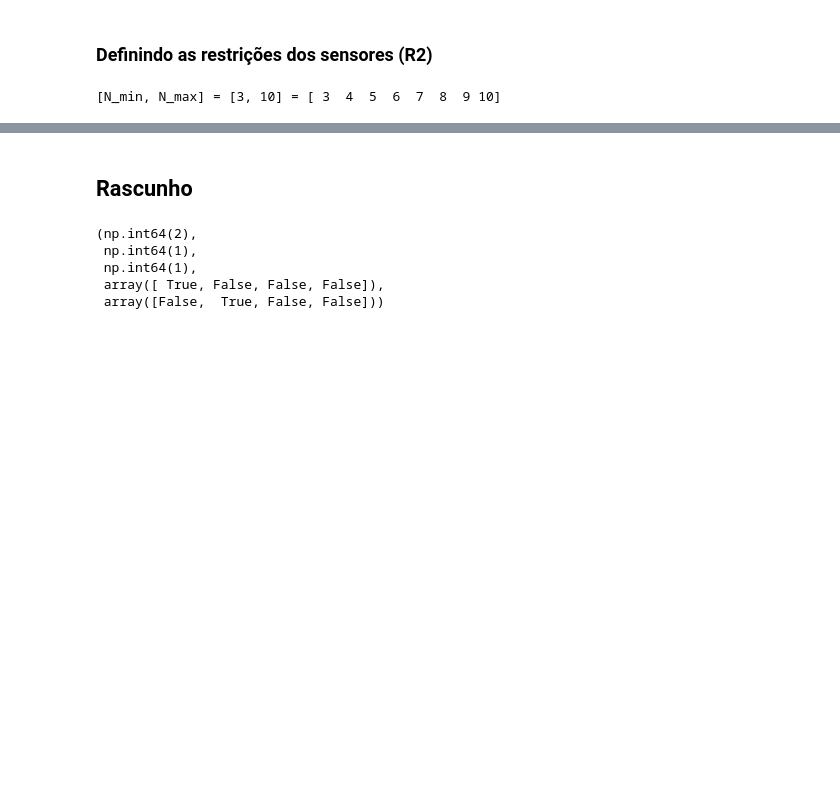
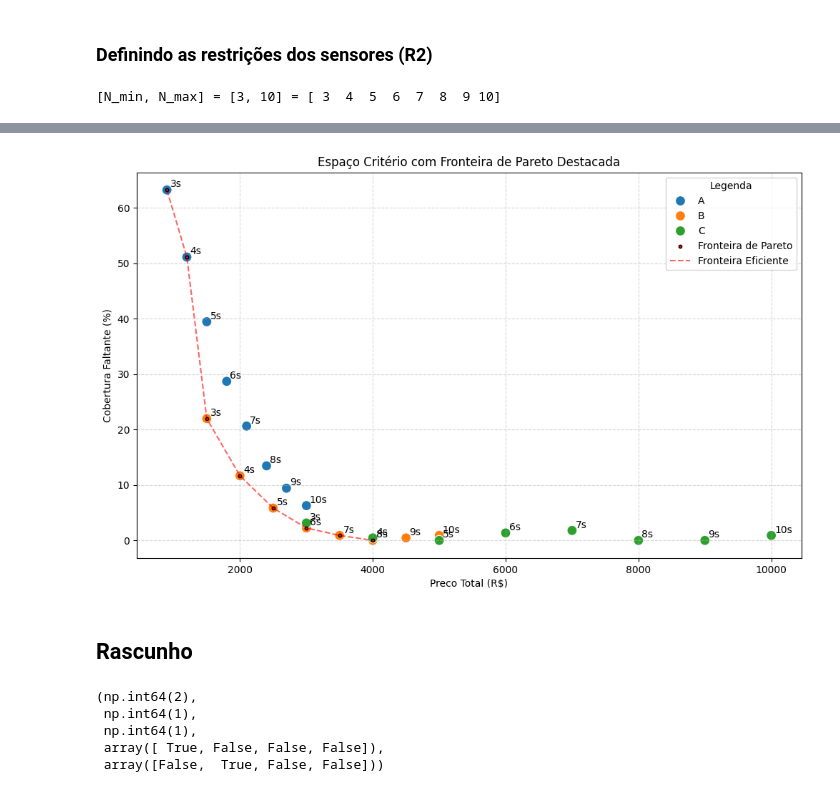
Before and after one commit to VictorPLima/optimal_sensor_placement_via_metaheuristics, a Jupyter notebook: Posicionamento_Ótimo_de_Sensores.ipynb, the cells around one changed output, grey strips where cells are left out. Drawn from its saved outputs; the diff is of its cells as text; code cells hidden in the pictures; blank space fills up the shorter version.

Commit message:
Feature: Definição e plotagem da Fronteira de Pareto do POM

```diff
--- a/Posicionamento_Ótimo_de_Sensores.ipynb
+++ b/Posicionamento_Ótimo_de_Sensores.ipynb
@@ -1347,10 +1349,10 @@ sensors_per_point = np.ones(len(target_points))
 # %%
 # Configurações do experimento
-rounds = 10
-N_its = 400
-pop_size = 300
+rounds = 5
+N_its = 200
+pop_size = 200
 
-pso_parameters_LR = {'swarm_size':pop_size, 'w_linear_reduction': True}
+pso_parameters_LR = {'swarm_size':pop_size, 'w_linear_reduction':True}
 # %%
 def check_solution(sensors_pos):
   return solution_is_valid(vertices=v, solution=sensors_pos)
@@ -1389,0 +1424,10 @@ list(enumerate(market_constraints['brand'])), teste(np.array([1,2,3]))
+# %%
+import json
+
+with open("OSP_POM_results.json", "r") as file:
+    OSP_POM_results_loaded = json.load(file)
+
+Decision_Space = OSP_POM_results_loaded['Decision_Space']
+Criterion_Space =OSP_POM_results_loaded['Criterion_Space']
+
+Criterion_Space
@@ -1390,3 +1506,51 @@ list(enumerate(market_constraints['brand'])), teste(np.array([1,2,3]))
+# %%
+import pandas as pd
+import seaborn as sns
+import matplotlib.pyplot as plt
+
+# Prepare the data with clean strings to avoid font/encoding warnings
+data = {
+    'Marca': Criterion_Space[:,0],
+    'n_sensores': Criterion_Space[:,1],
+    'Preco Total': Criterion_Space[:,2].astype(float),
+    'Cobertura Faltante': Criterion_Space[:,3].astype(float)
+}
+df = pd.DataFrame(data)
+
+# Filter Pareto points for highlighting
+pareto_df = pd.DataFrame({
+    'Preco Total': Pareto_border[:,2].astype(float),
+    'Cobertura Faltante': Pareto_border[:,3].astype(float)
+})
+
+plt.figure(figsize=(12, 7))
+
+# Plot all solutions
+sns.scatterplot(data=df, x='Preco Total', y='Cobertura Faltante',
+                hue='Marca', s=100)
+
+# Highlight the Pareto Frontier
+plt.scatter(pareto_df['Preco Total'], pareto_df['Cobertura Faltante'],
+            color='red', marker='o', s=10, edgecolors='black', label='Fronteira de Pareto', zorder=5)
+
+# Connect Pareto points
+pareto_sorted = pareto_df.sort_values(by='Preco Total')
+plt.plot(pareto_sorted['Preco Total'], pareto_sorted['Cobertura Faltante'],
+         'r--', alpha=0.6, label='Fronteira Eficiente')
+
+# Add labels for sensor counts
+for i, row in df.iterrows():
+    plt.text(row['Preco Total'] + 50, row['Cobertura Faltante'] + 0.5, f"{row['n_sensores']}s",
+             fontsize=10)
+
+plt.title('Espaço Critério com Fronteira de Pareto Destacada')
+plt.xlabel('Preco Total (R$)')
+plt.ylabel('Cobertura Faltante (%)')
+plt.grid(True, linestyle='--', alpha=0.5)
+plt.legend(loc='upper right', title='Legenda')
+plt.show()
+# %% [output]
+[figure, added]
 # %% [markdown]
 ## Rascunho
 # %%
```
Also changed, not shown: parts of 13 cells of this notebook.
